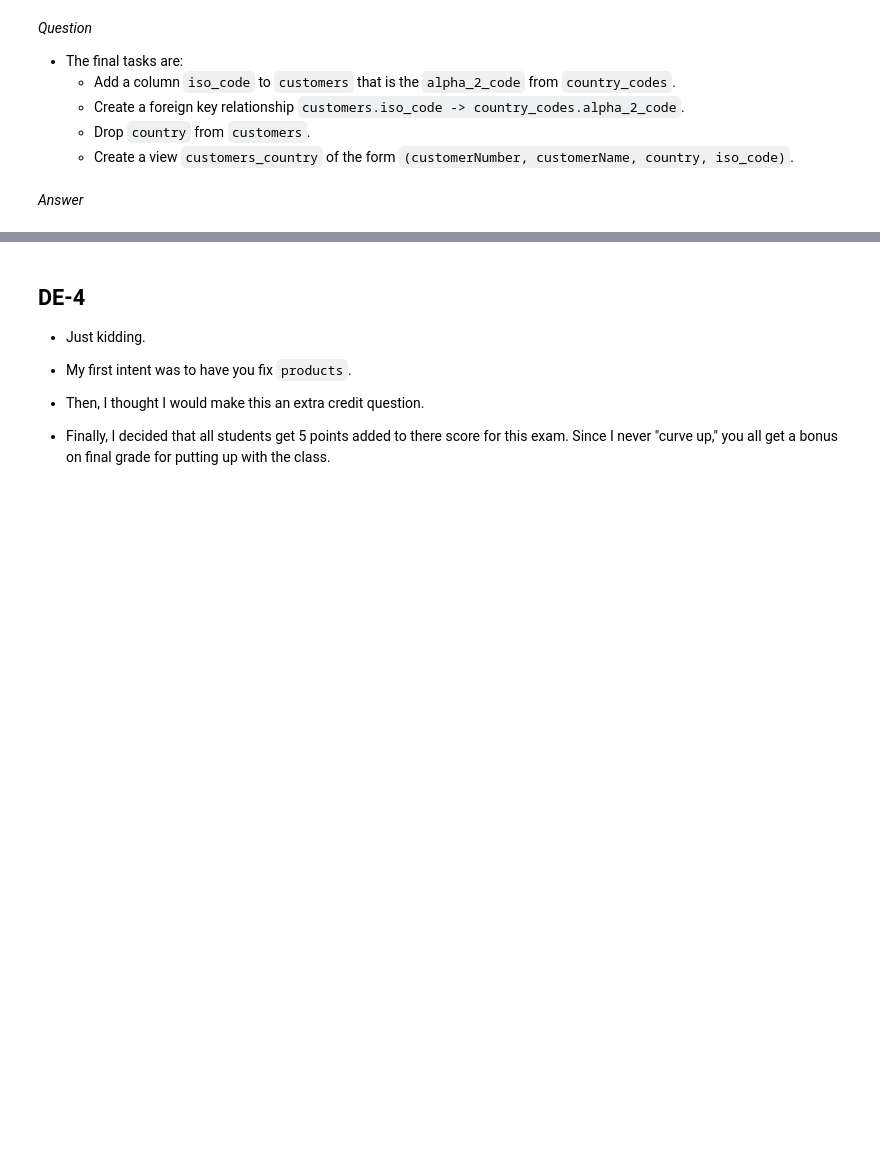
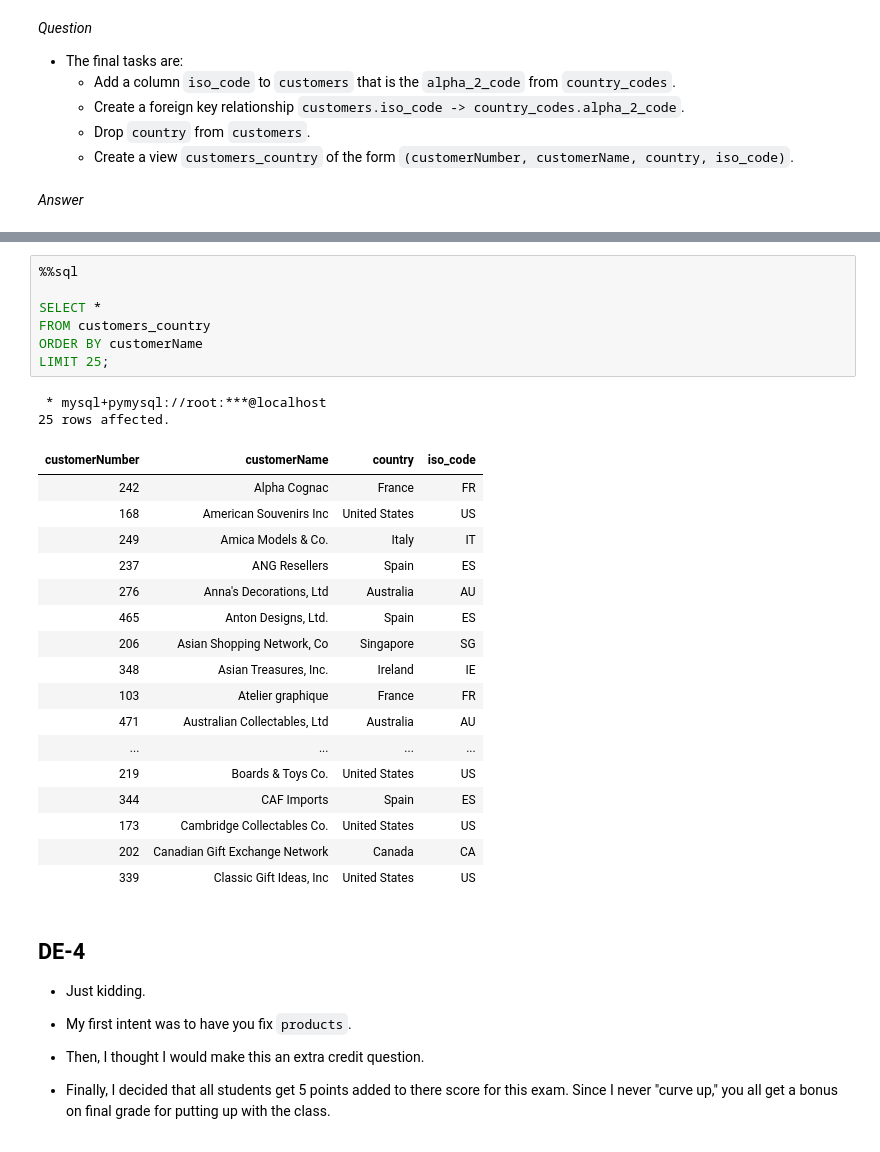
Before and after one commit to fsy2001/midterm, a Jupyter notebook: s23_w4111_midterm.ipynb, the cells around one changed output, grey strips where cells are left out. Drawn from its saved outputs; the diff is of its cells as text; blank space fills up the shorter version.

```diff
--- a/s23_w4111_midterm.ipynb
+++ b/s23_w4111_midterm.ipynb
@@ -896,3 +1210,30 @@ _Answer_
+# %%
+%%sql
+
+SELECT *
+FROM customers_country
+ORDER BY customerName
+LIMIT 25;
+# %% [output]
+ * mysql+pymysql://root:***@localhost
+25 rows affected.
+| customerNumber | customerName | country | iso_code |
+| 242 | Alpha Cognac | France | FR |
+| 168 | American Souvenirs Inc | United States | US |
+| 249 | Amica Models & Co. | Italy | IT |
+| 237 | ANG Resellers | Spain | ES |
+| 276 | Anna's Decorations, Ltd | Australia | AU |
+| 465 | Anton Designs, Ltd. | Spain | ES |
+| 206 | Asian Shopping Network, Co | Singapore | SG |
+| 348 | Asian Treasures, Inc. | Ireland | IE |
+| 103 | Atelier graphique | France | FR |
+| 471 | Australian Collectables, Ltd | Australia | AU |
+| ... | ... | ... | ... |
+| 219 | Boards & Toys Co. | United States | US |
+| 344 | CAF Imports | Spain | ES |
+| 173 | Cambridge Collectables Co. | United States | US |
+| 202 | Canadian Gift Exchange Network | Canada | CA |
+| 339 | Classic Gift Ideas, Inc | United States | US |
 # %% [markdown]
 ## DE-4
 
```
Also changed, not shown: parts of 58 cells of this notebook, 4 other files.
